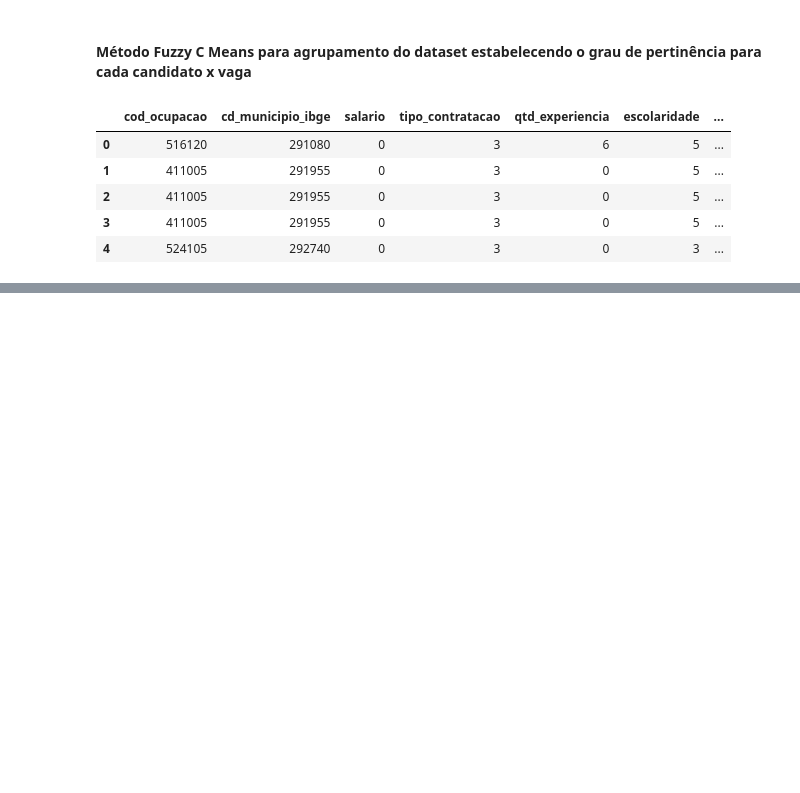
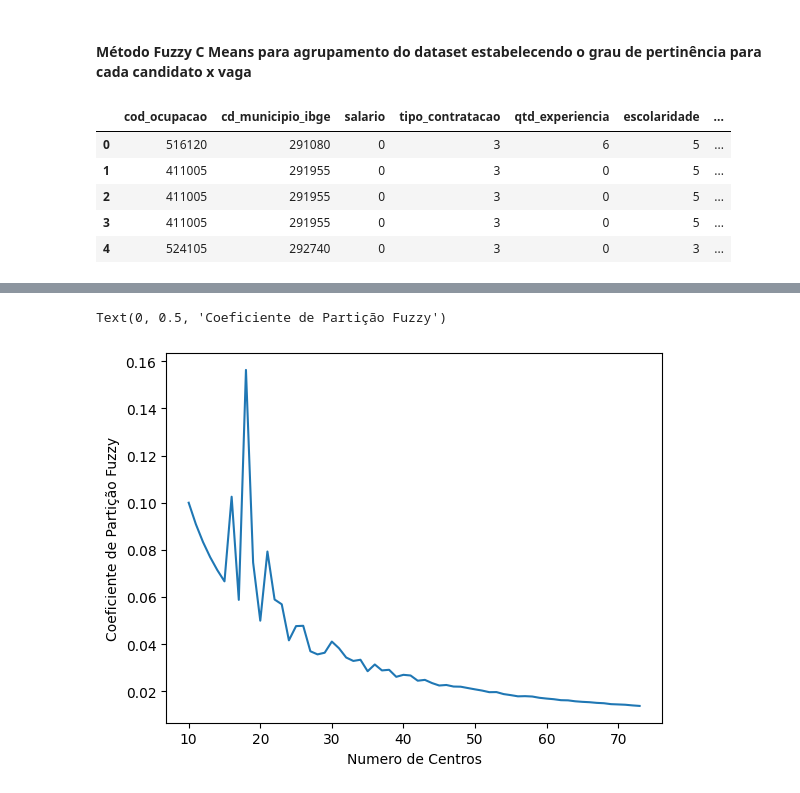
Before and after one commit to edmilsondejesus/match-emprego, a Jupyter notebook: avaliacao-hiper-fuzzy-c-means.ipynb, the cells around one changed output, grey strips where cells are left out. Drawn from its saved outputs; the diff is of its cells as text; code cells hidden in the pictures; blank space fills up the shorter version.

Commit message:
fix: Coeficiente de partição Fuzzy

```diff
--- a/avaliacao-hiper-fuzzy-c-means.ipynb
+++ b/avaliacao-hiper-fuzzy-c-means.ipynb
@@ -211,0 +226,20 @@ df_resultado
+# %%
+# A partir do range de clusters sugeridos na etapa anterios é executada a rotina abaixo, para validação do número de clusters melhor ajustado.
+# Para isso é utilizando o Coeficiente de Partição PC , que calcula a média relativa de interseção fuzzy entre pares de subconjuntos na pseudo-partição
+# O PC é um índice de maximização, assim uma boa partição será aquela de maior coeficiene. (BEZDEK, 1974).
+
+MINCLUSTERS=10
+MAXCLUSTERS=74
+fuzzyclusters=[]
+
+for i in range(MINCLUSTERS, MAXCLUSTERS, 1):
+    agrupamento = fz.cmeans(data=sc_geral.T, c=i, m=i, error=0.005, maxiter=1000)
+    fuzzyclusters.append(agrupamento[6])
+
+
+plt.plot(np.r_[MINCLUSTERS:MAXCLUSTERS], fuzzyclusters)
+plt.xlabel("Numero de Centros")
+plt.ylabel("Coeficiente de Partição Fuzzy")
+# %% [output]
+Text(0, 0.5, 'Coeficiente de Partição Fuzzy')
+[figure, added]
```
Also changed, not shown: parts of 12 cells of this notebook, 2 other files.
